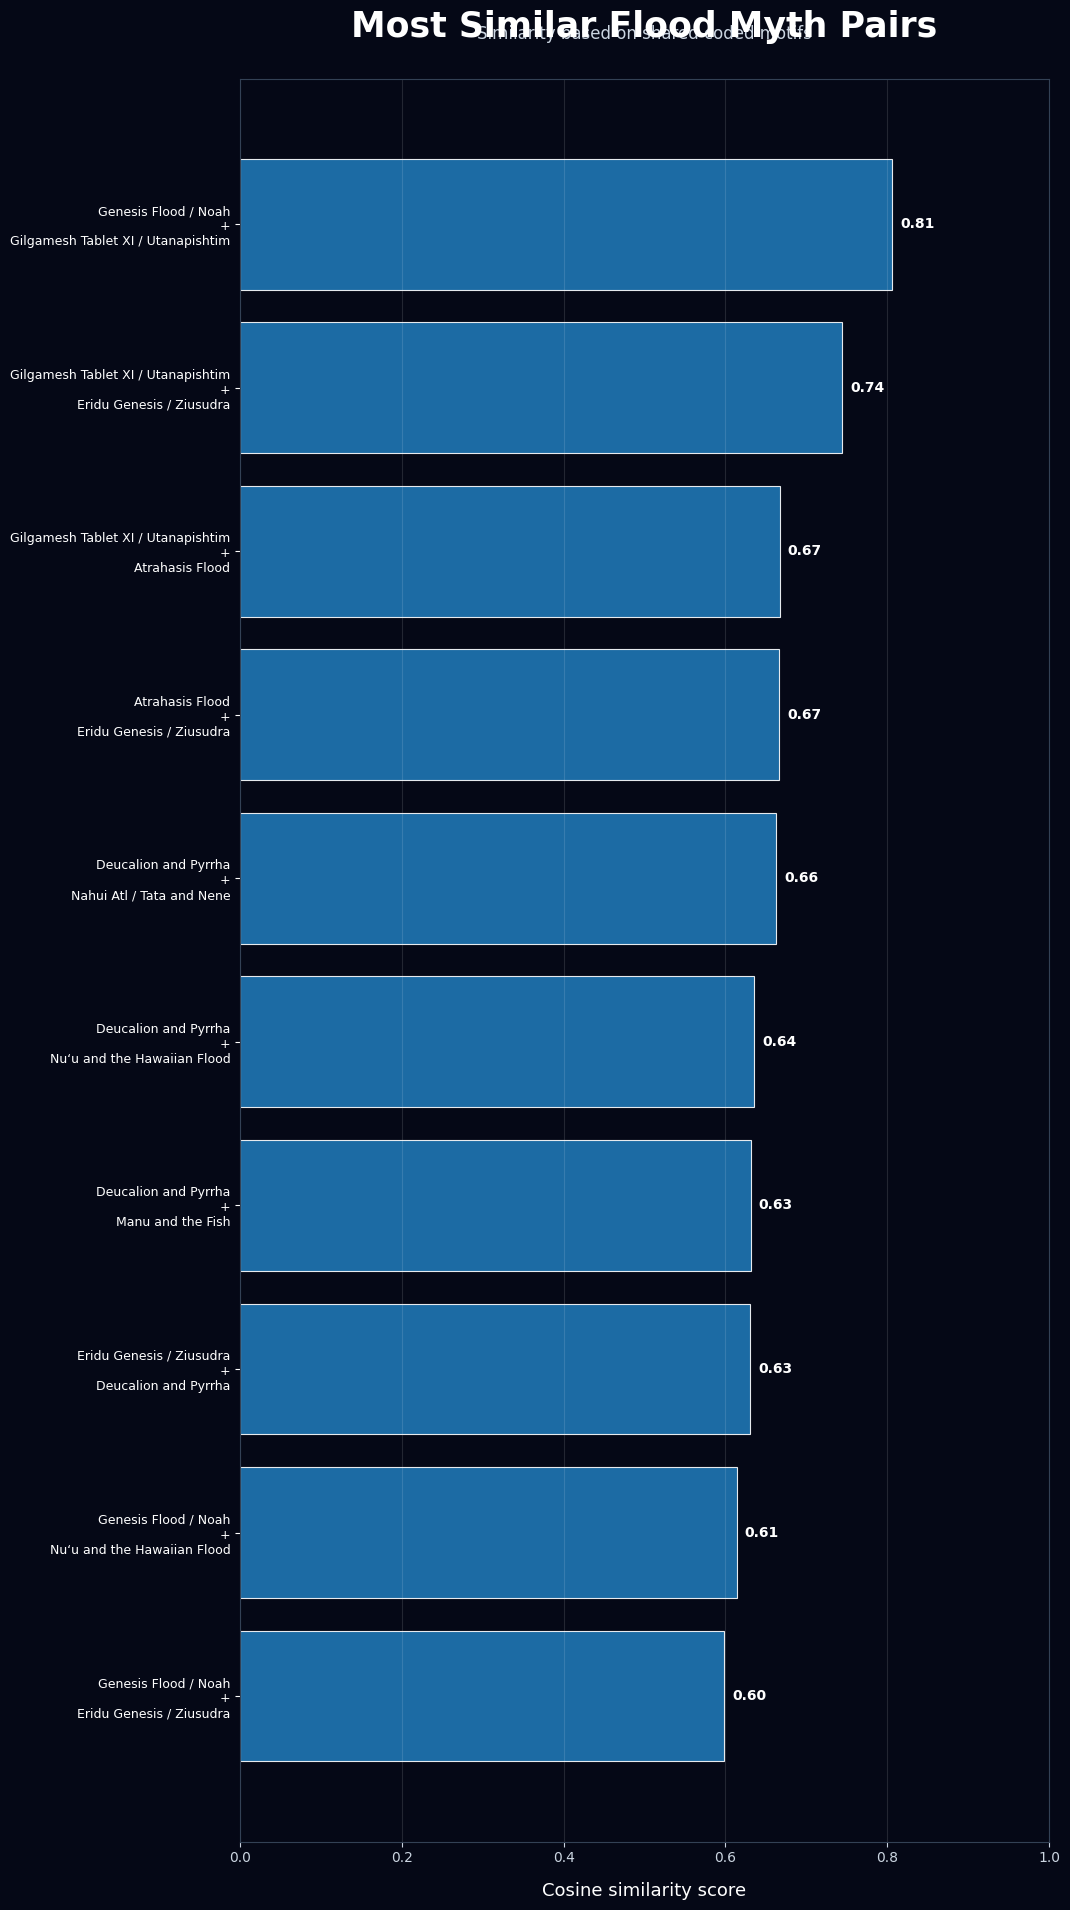
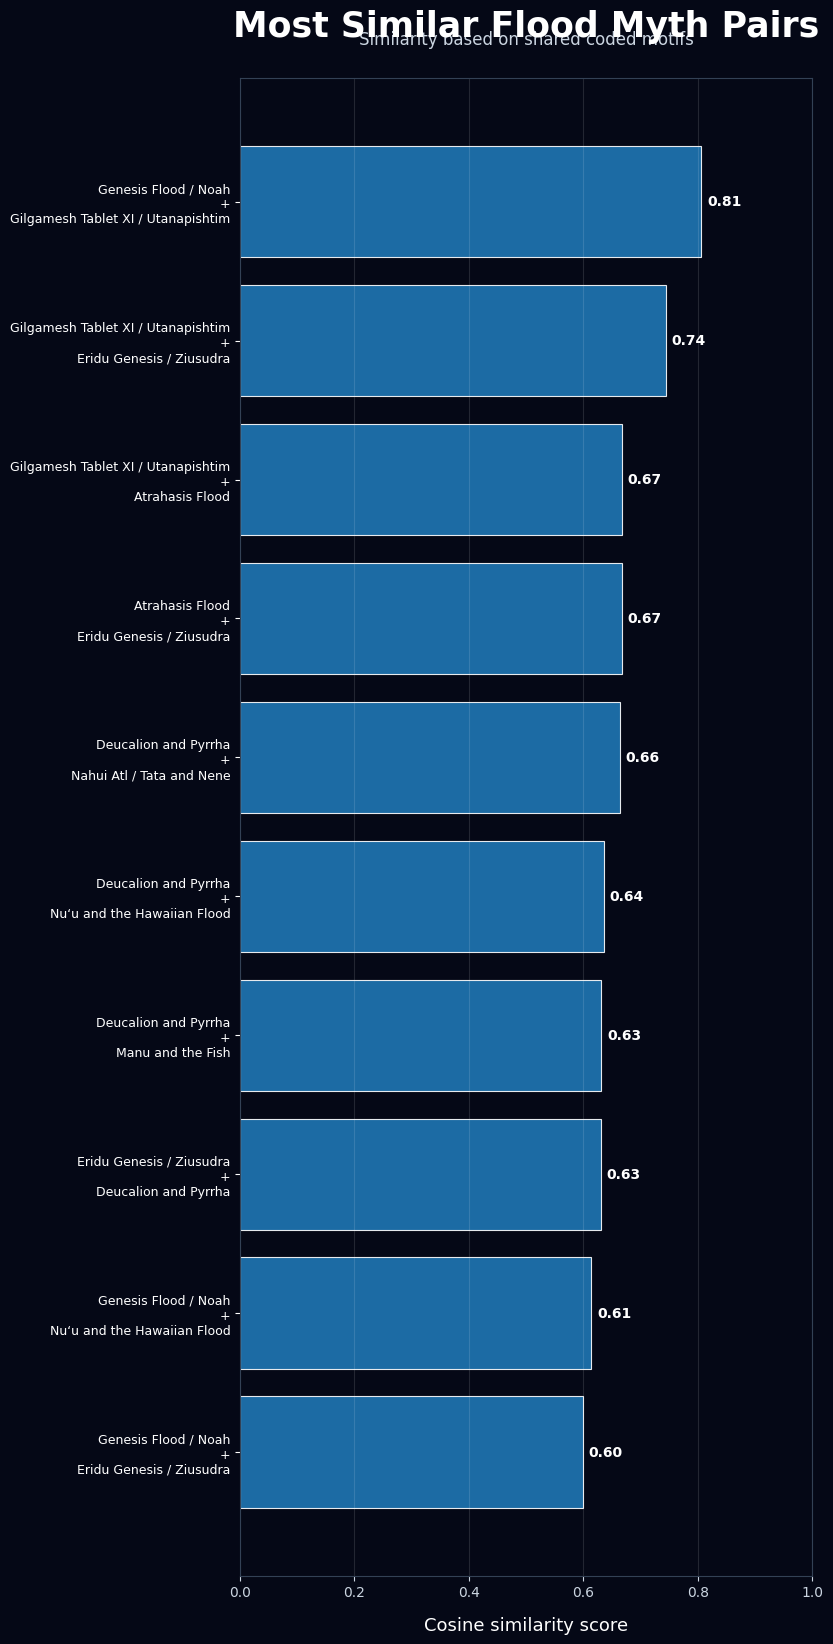
The notebook cell's code change between the first figure and the second:
--- before
+++ after
@@ -2,4 +2,10 @@
 
 fig, ax = plt.subplots(figsize=(10.8, 19.2))
+fig.subplots_adjust(
+    left=0.42,
+    right=0.95,
+    top=0.88,
+    bottom=0.10,
+)
 fig.patch.set_facecolor("#050816")
 ax.set_facecolor("#050816")
@@ -56,5 +62,4 @@
 top_pairs_path = OUTPUT_DIR / "youtube_top_similarity_pairs_v0_1.png"
 
-plt.tight_layout()
 plt.savefig(top_pairs_path, dpi=200, bbox_inches="tight", facecolor=fig.get_facecolor())
 plt.show()

Commit: Fix Youtube visual layout spacing